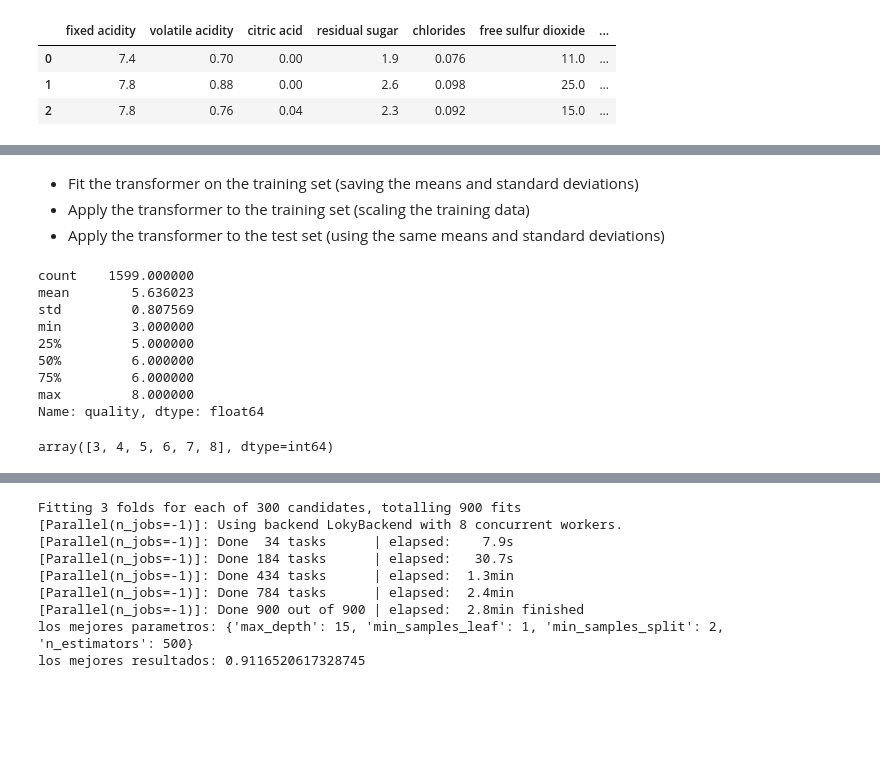
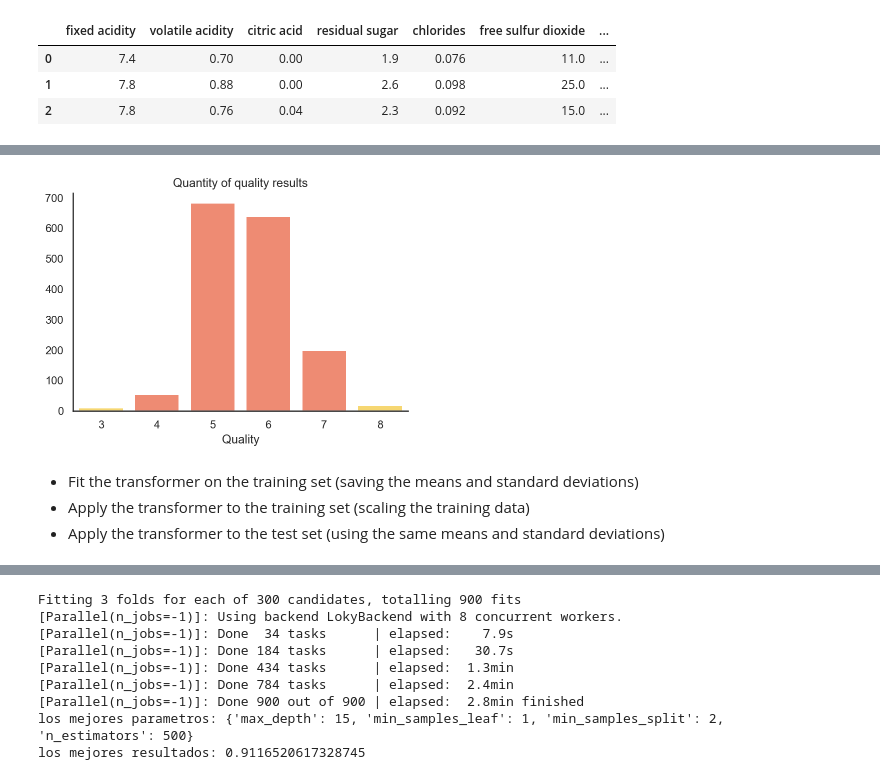
Before and after one commit to gonzalo71/TestGit, a Jupyter notebook: ejercicio_refuerzo.ipynb, the cells around one changed output, grey strips where cells are left out. Saved outputs shown, nothing was run; the diff lists cells and outputs as text; code cells hidden in the pictures; blank space fills up the shorter version.

```diff
--- a/ejercicio_refuerzo.ipynb
+++ b/ejercicio_refuerzo.ipynb
@@ -30,3 +40,19 @@ All of the features are numeric, which is convenient. However, they have some ve
+# %%
+colores = ["#F6D772","#EE8B73","#EE8B73","#EE8B73","#EE8B73","#F6D772"]
+# %%
+from matplotlib import rcParams
+%config InlineBackend.figure_format = 'retina'
+sns.set_style("white")
+rcParams['figure.figsize'] = 6,4
+
+
+quality_count = data.quality.value_counts().sort_index(ascending=False)
+sns.barplot(x=quality_count.index,y=quality_count.values,palette=colores,saturation=1)
+plt.title("Quantity of quality results")
+plt.xlabel("Quality")
+sns.despine()
+# %% [output]
+[figure, added]
 # %%
 #Split data into training and test sets.
 X = data.drop("quality",axis=1)
@@ -38,23 +64,6 @@ X_train, X_test, y_train,y_test = train_test_split(X,Y, test_size=0.2,random_sta
 * Fit the transformer on the training set (saving the means and standard deviations)
 * Apply the transformer to the training set (scaling the training data)
 * Apply the transformer to the test set (using the same means and standard deviations)
-# %%
-Y.describe()
-# %% [output]
-count    1599.000000
-mean        5.636023
-std         0.807569
-min         3.000000
-25%         5.000000
-50%         6.000000
-75%         6.000000
-max         8.000000
-Name: quality, dtype: float64
-# %%
-# vamos a hacer tres grupos de vinos (malos, medios,muy buenos)
-np.sort(Y.unique())
-# %% [output]
-array([3, 4, 5, 6, 7, 8], dtype=int64)
 # %%
 def label_wine(Y):
     bins = (2, 6.5, 8)
```
Also changed, not shown: parts of 11 cells of this notebook, 1 other file.
